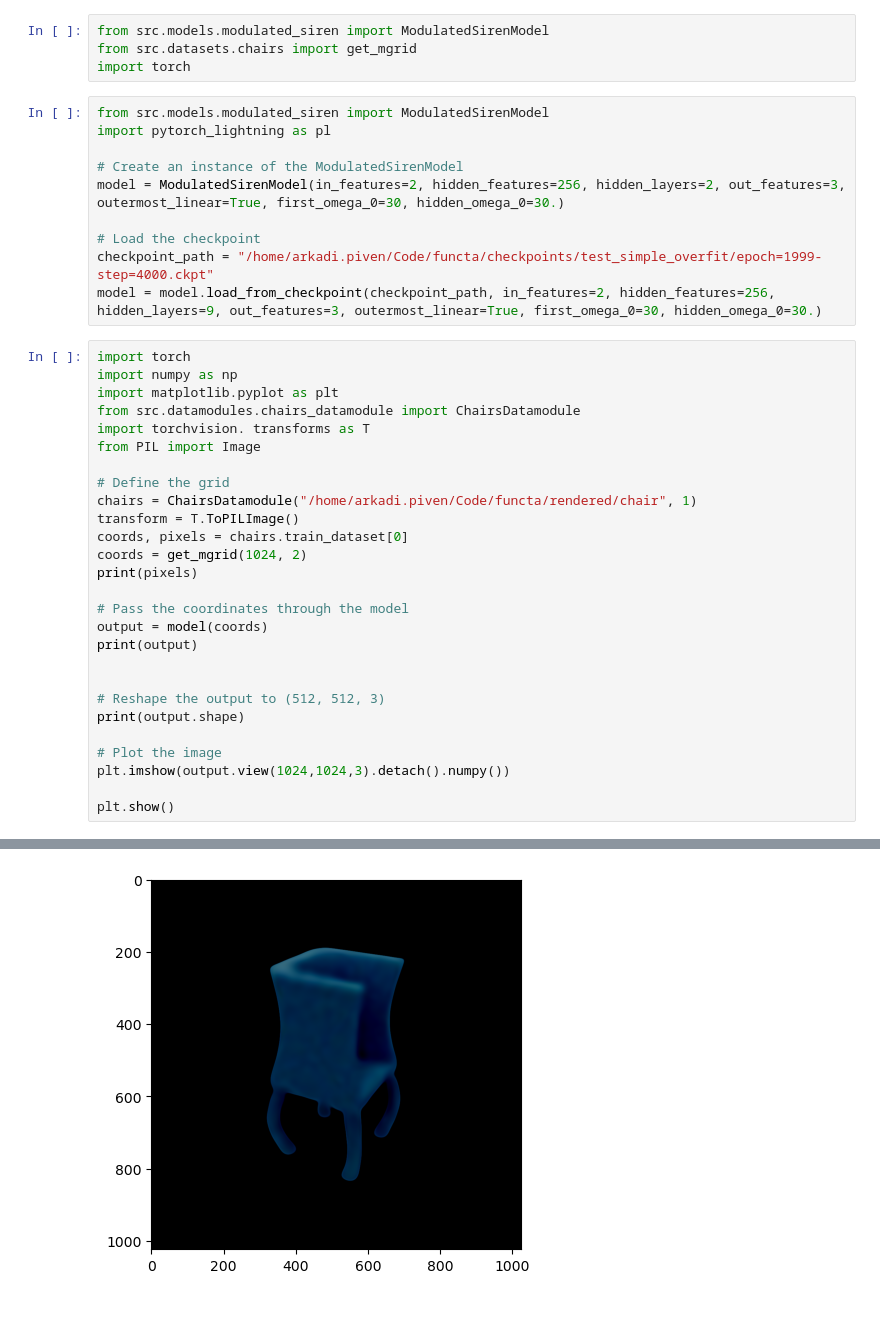
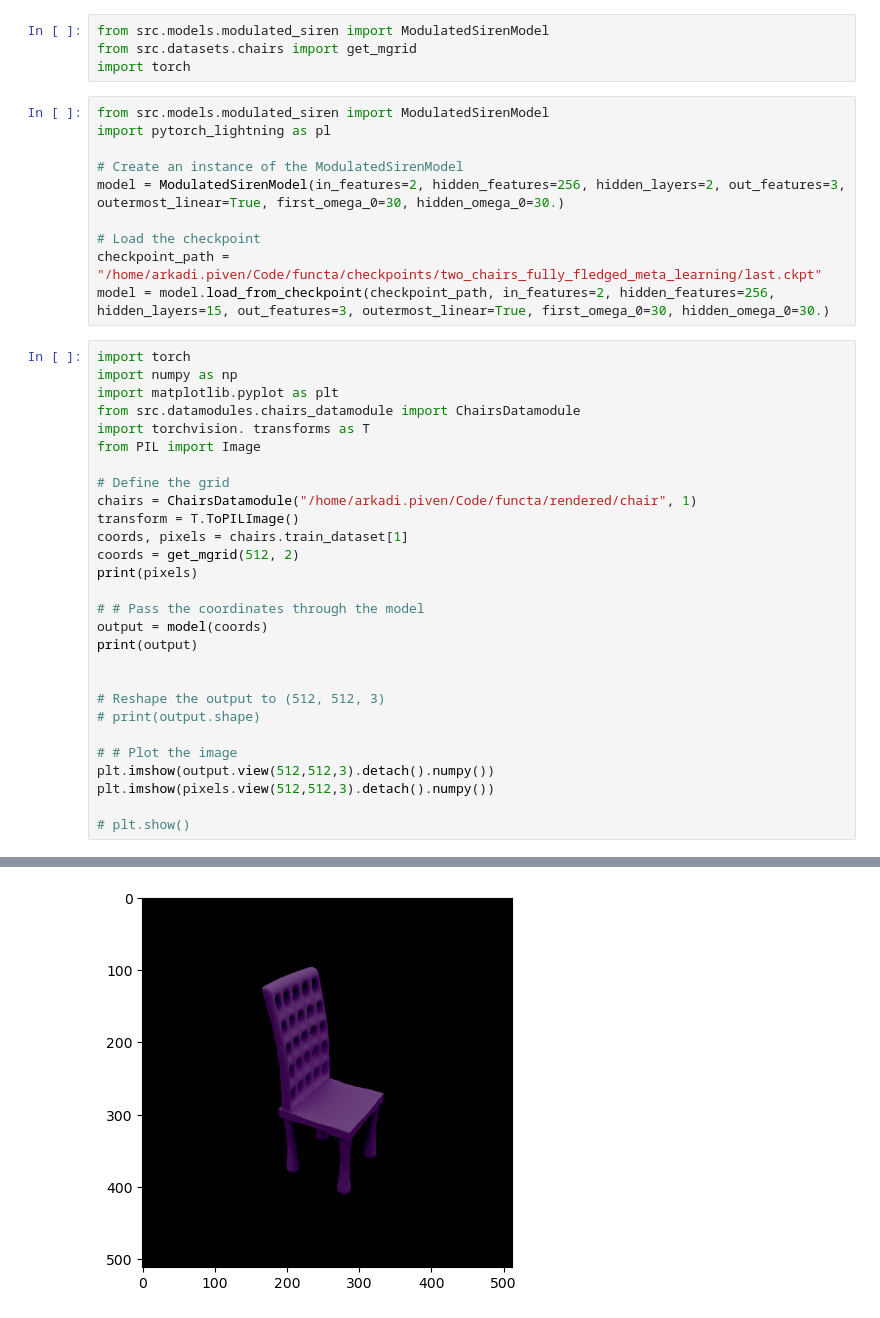
Before and after one commit to royvelich/functa, a Jupyter notebook: visualization.ipynb, the cells around one changed output, grey strips where cells are left out. Saved outputs shown, nothing was run; the diff lists cells and outputs as text.

Commit message:
Meta-learning implemented

```diff
--- a/visualization.ipynb
+++ b/visualization.ipynb
@@ -10,8 +10,8 @@ import pytorch_lightning as pl
 model = ModulatedSirenModel(in_features=2, hidden_features=256, hidden_layers=2, out_features=3, outermost_linear=True, first_omega_0=30, hidden_omega_0=30.)
 
 # Load the checkpoint
-checkpoint_path = "/home/arkadi.piven/Code/functa/checkpoints/test_simple_overfit/epoch=1999-step=4000.ckpt"
-model = model.load_from_checkpoint(checkpoint_path, in_features=2, hidden_features=256, hidden_layers=9, out_features=3, outermost_linear=True, first_omega_0=30, hidden_omega_0=30.)
+checkpoint_path = "/home/arkadi.piven/Code/functa/checkpoints/two_chairs_fully_fledged_meta_learning/last.ckpt"
+model = model.load_from_checkpoint(checkpoint_path, in_features=2, hidden_features=256, hidden_layers=15, out_features=3, outermost_linear=True, first_omega_0=30, hidden_omega_0=30.)
 # %%
 import torch
 import numpy as np
@@ -23,22 +23,23 @@ from PIL import Image
 # Define the grid
 chairs = ChairsDatamodule("/home/arkadi.piven/Code/functa/rendered/chair", 1)
 transform = T.ToPILImage()
-coords, pixels = chairs.train_dataset[0]
-coords = get_mgrid(1024, 2)
+coords, pixels = chairs.train_dataset[1]
+coords = get_mgrid(512, 2)
 print(pixels)
 
-# Pass the coordinates through the model
+# # Pass the coordinates through the model
 output = model(coords)
 print(output)
 
 
 # Reshape the output to (512, 512, 3)
-print(output.shape)
+# print(output.shape)
 
-# Plot the image
-plt.imshow(output.view(1024,1024,3).detach().numpy())
+# # Plot the image
+plt.imshow(output.view(512,512,3).detach().numpy())
+plt.imshow(pixels.view(512,512,3).detach().numpy())
 
-plt.show()
+# plt.show()
 # %% [output]
 Chairs dataset initialized
 tensor([[-1.0000, -1.0000, -1.0000],
@@ -60 +62 @@ torch.Size([1048576, 3])
-[figure, old version]
+[figure, new version]
```
Also changed, not shown: parts of 13 cells of this notebook, 4 other files.
